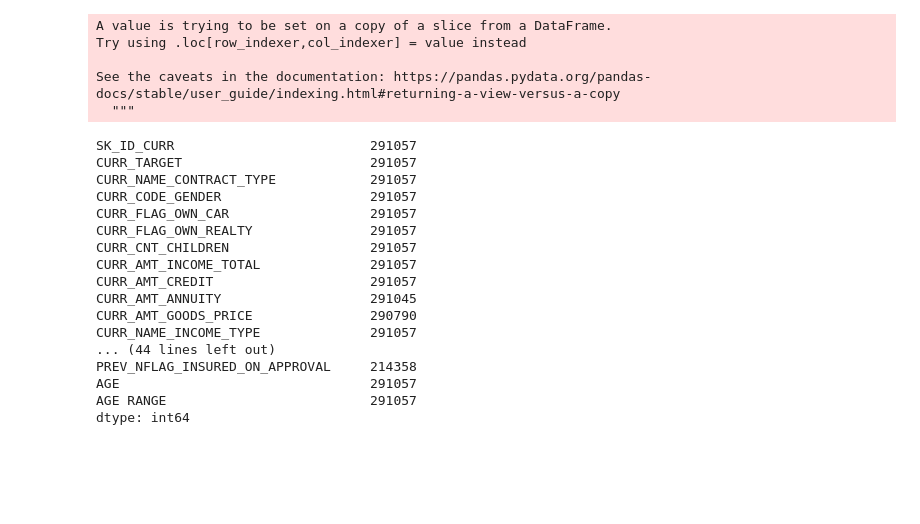
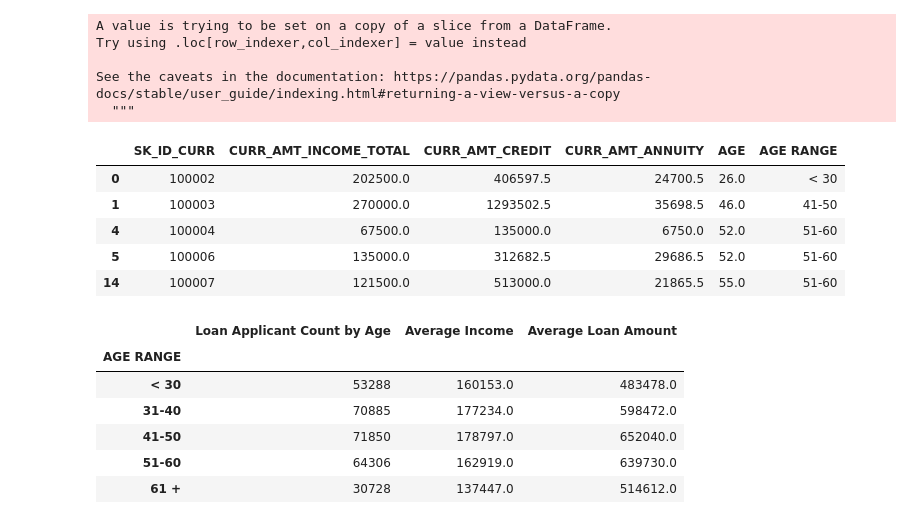
Before and after one commit to Shanaida/datascience_project1, a Jupyter notebook: project_one.ipynb, the cells around one changed output. Cells and saved outputs as stored; diff of their text form; code cells hidden in the pictures; blank space fills up the shorter version.

```diff
--- a/project_one.ipynb
+++ b/project_one.ipynb
@@ -248,20 +250,42 @@ clean_loan_data.to_csv("Output/cleanloandata.csv", index=False)
-# %%
-clean_loan_data.count()
-# %% [output]
-SK_ID_CURR                         291057
-CURR_TARGET                        291057
-CURR_NAME_CONTRACT_TYPE            291057
-CURR_CODE_GENDER                   291057
-CURR_FLAG_OWN_CAR                  291057
-CURR_FLAG_OWN_REALTY               291057
-CURR_CNT_CHILDREN                  291057
-CURR_AMT_INCOME_TOTAL              291057
-CURR_AMT_CREDIT                    291057
-CURR_AMT_ANNUITY                   291045
-CURR_AMT_GOODS_PRICE               290790
-CURR_NAME_INCOME_TYPE              291057
-... (44 lines left out)
-PREV_NFLAG_INSURED_ON_APPROVAL     214358
-AGE                                291057
-AGE RANGE                          291057
-dtype: int64
+# %%
+# Create a DataFrame with CURR_AMT_CREDIT (loan amount) with Age Ranges, regardless of approvals
+age_data = clean_loan_data[["SK_ID_CURR",
+                            "CURR_AMT_INCOME_TOTAL",
+                            "CURR_AMT_CREDIT",
+                            "CURR_AMT_ANNUITY",
+                            "AGE",
+                            "AGE RANGE"]]
+age_data.head()
+# %% [output]
+|  | SK_ID_CURR | CURR_AMT_INCOME_TOTAL | CURR_AMT_CREDIT | CURR_AMT_ANNUITY | AGE | AGE RANGE |
+| 0 | 100002 | 202500.0 | 406597.5 | 24700.5 | 26.0 | < 30 |
+| 1 | 100003 | 270000.0 | 1293502.5 | 35698.5 | 46.0 | 41-50 |
+| 4 | 100004 | 67500.0 | 135000.0 | 6750.0 | 52.0 | 51-60 |
+| 5 | 100006 | 135000.0 | 312682.5 | 29686.5 | 52.0 | 51-60 |
+| 14 | 100007 | 121500.0 | 513000.0 | 21865.5 | 55.0 | 51-60 |
+# %%
+# Create Age Range Summary of Totals Applicants Per age and income level and loan amount
+# Groupby Age Range
+age_count_df = age_data.groupby(["AGE RANGE"])
+tot_age_count = age_count_df["SK_ID_CURR"].nunique()
+
+# Average Loan Amount by Age
+avg_loan_by_age = round(age_count_df["CURR_AMT_CREDIT"].mean(),0)
+
+# Average Income Amount by Age
+avg_income_by_age = round(age_count_df["CURR_AMT_INCOME_TOTAL"].mean(),0)
+
+# Summary Data Frame of Age Range
+
+age_summary = pd.DataFrame({"Loan Applicant Count by Age": tot_age_count,
+                           "Average Income": avg_income_by_age,
+                           "Average Loan Amount": avg_loan_by_age})
+age_summary
+# %% [output]
+|  | Loan Applicant Count by Age | Average Income | Average Loan Amount |
+| AGE RANGE |  |  |  |
+| < 30 | 53288 | 160153.0 | 483478.0 |
+| 31-40 | 70885 | 177234.0 | 598472.0 |
+| 41-50 | 71850 | 178797.0 | 652040.0 |
+| 51-60 | 64306 | 162919.0 | 639730.0 |
+| 61 + | 30728 | 137447.0 | 514612.0 |
```
Also changed, not shown: parts of 14 cells of this notebook.
